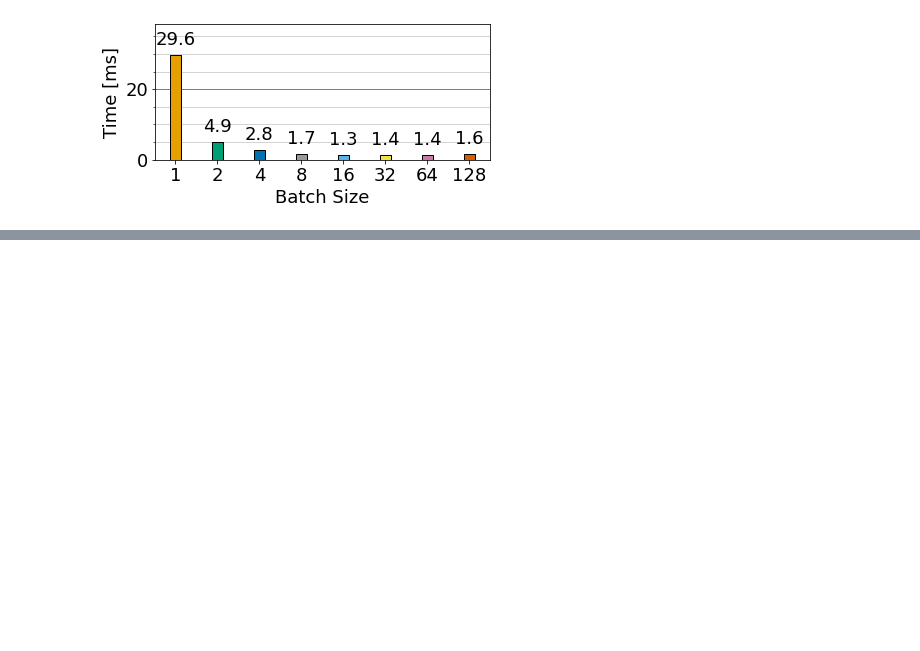
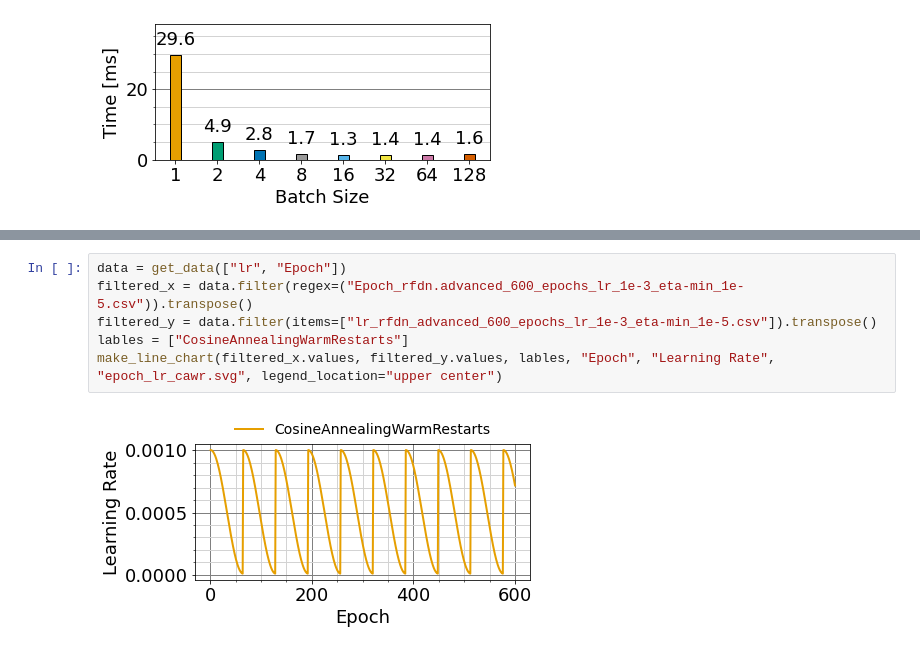
Before and after one commit to MartinBuessemeyer/Efficient-Image-Super-Resolution, a Jupyter notebook: notebooks/visualizations.ipynb, the cells around one changed output, grey strips where cells are left out. Cells and saved outputs as stored; diff of their text form; blank space fills up the shorter version.

```diff
--- a/notebooks/visualizations.ipynb
+++ b/notebooks/visualizations.ipynb
@@ -160,0 +169,8 @@ make_bar_chart(filtered_x.values[0], filtered_y.values * 1000, "Batch Size", "Ti
+# %%
+data = get_data(["lr", "Epoch"])
+filtered_x = data.filter(regex=("Epoch_rfdn.advanced_600_epochs_lr_1e-3_eta-min_1e-5.csv")).transpose()
+filtered_y = data.filter(items=["lr_rfdn_advanced_600_epochs_lr_1e-3_eta-min_1e-5.csv"]).transpose()
+lables = ["CosineAnnealingWarmRestarts"]
+make_line_chart(filtered_x.values, filtered_y.values, lables, "Epoch", "Learning Rate", "epoch_lr_cawr.svg", legend_location="upper center")
+# %% [output]
+[figure, added]
```
Also changed, not shown: parts of 1 cell of this notebook.
